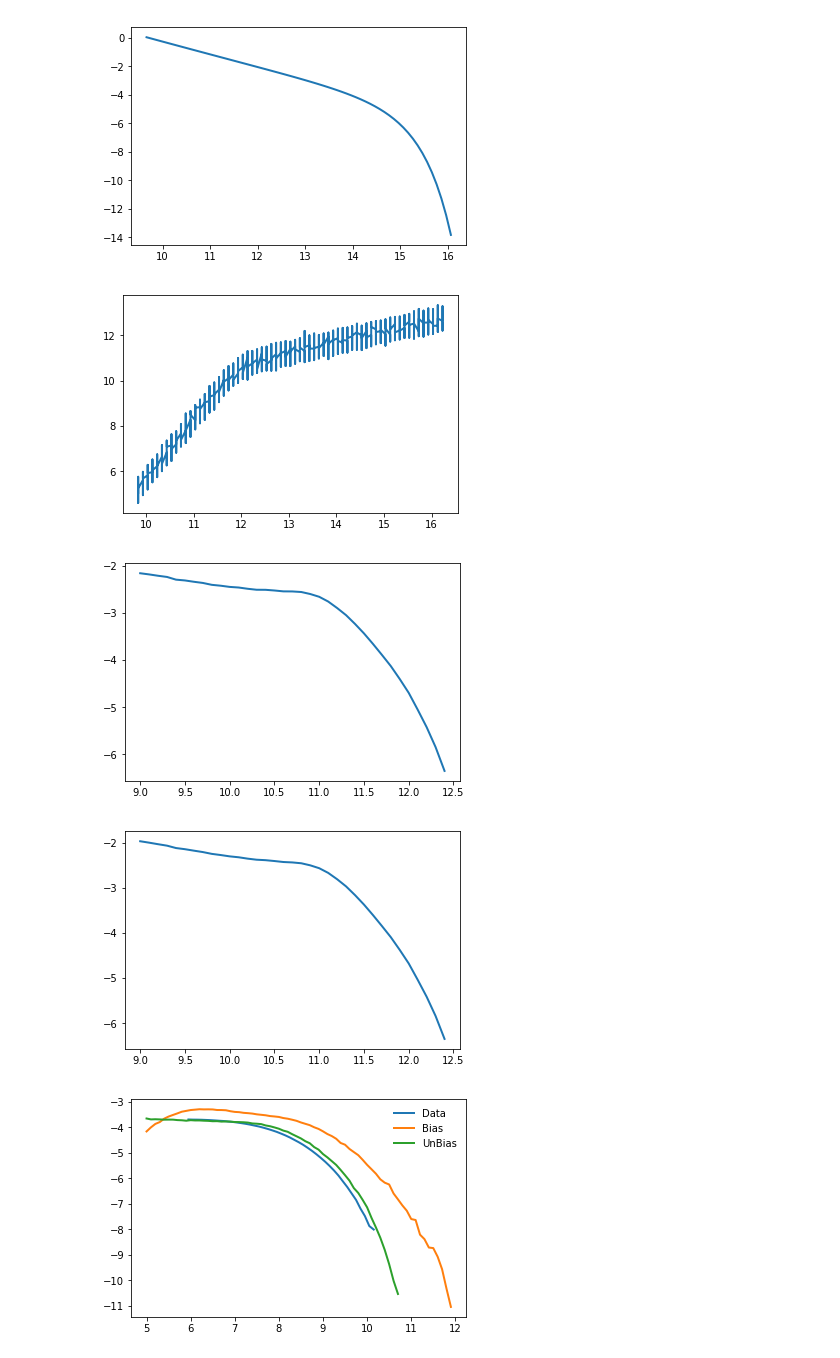
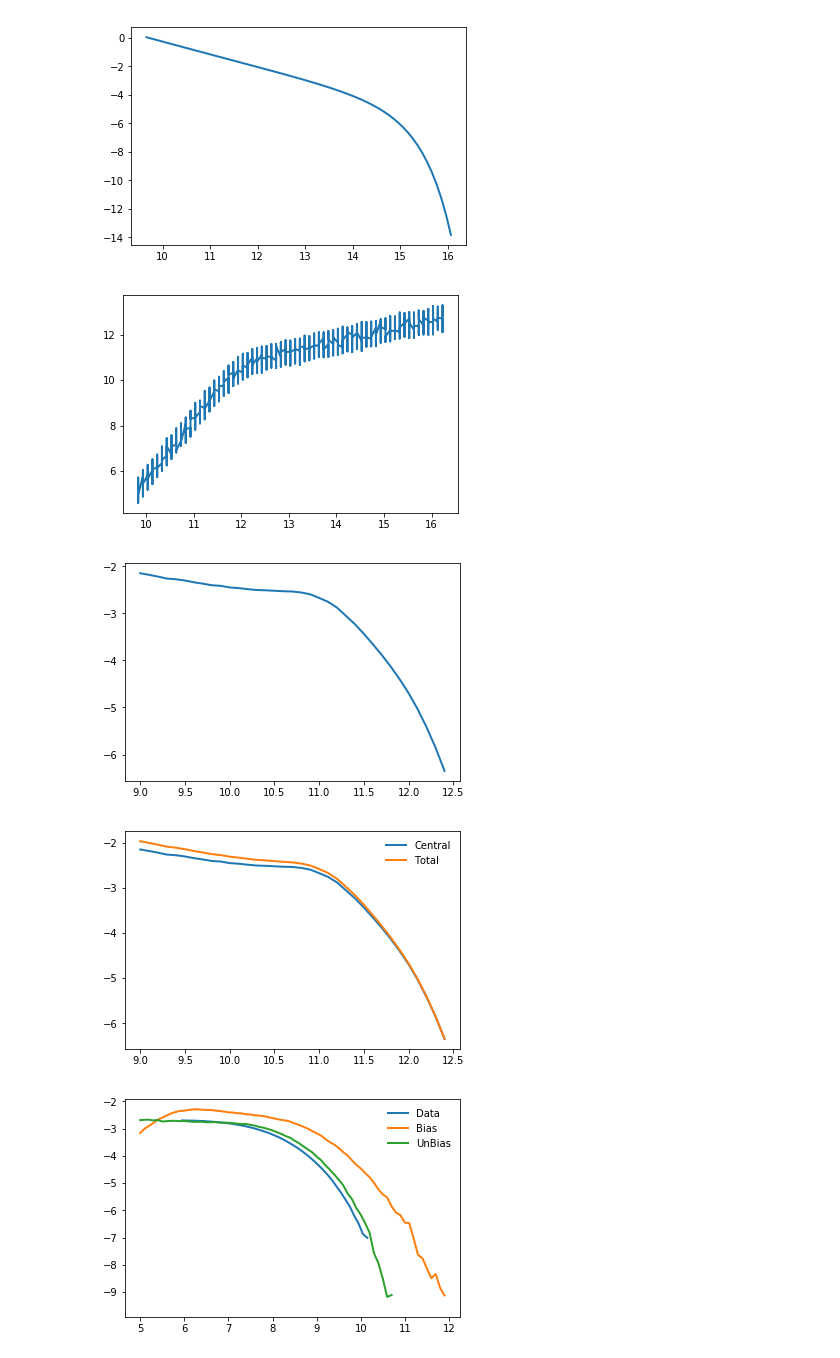
Before and after one commit to PipGrylls/STEEL, a Jupyter notebook: Notebooks/Science/FS_Nature19.ipynb, the cells around one changed output. Drawn from its saved outputs; the diff is of its cells as text; code cells hidden in the pictures.

Commit message:
working on FS nature stuff and then working with moster data for paper 2

```diff
--- a/Notebooks/Science/FS_Nature19.ipynb
+++ b/Notebooks/Science/FS_Nature19.ipynb
@@ -5,7 +5,11 @@ import importlib
 AbsPath = str(os.path.abspath(""))+"/../.."
 sys.path.append(AbsPath)
 import numpy as np
+from scipy import interpolate
+import matplotlib as mpl
 import matplotlib.pyplot as plt
+from matplotlib.gridspec import GridSpec
+from Functions import Functions as F
 import colossus.halo.mass_adv as massdefs
 from colossus.cosmology import cosmology
 from colossus.lss import mass_function
@@ -13,3 +17,20 @@ cosmology.setCosmology("planck15")
 Cosmo =cosmology.getCurrent()
 h = Cosmo.h
 h_3 = h*h*h
+
+#set plot paramaters here
+mpl.rcParams.update(mpl.rcParamsDefault)
+plt.rcParams['ytick.minor.visible']=True
+plt.rcParams['xtick.minor.visible']=True
+plt.rcParams['axes.linewidth']=2
+plt.rcParams['xtick.major.size'] = 5
+plt.rcParams['ytick.major.size'] = 5
+plt.rcParams['xtick.minor.size'] = 3
+plt.rcParams['ytick.minor.size'] = 3
+plt.rcParams['xtick.major.width'] = 1
+plt.rcParams['ytick.major.width'] = 1
+plt.rcParams['xtick.minor.width'] = 1
+plt.rcParams['ytick.minor.width'] = 1
+mpl.rcParams['axes.titlepad'] = 20
+
+plt.rcParams['font.size']=15
@@ -18,9 +46,10 @@ from Scripts import SMHM_Fit_MCMC
 HMF_Class = SMHM_Fit_MCMC.HaloMassFunction()
 # %%
 SubHalosByAcc = HMF_Class.SHMF_STEEL(0.104)
-#DM_Masses = (massdefs.changeMassDefinitionCModel(np.power(10, SubHalosByAcc[0]+np.log10(h)), 0.1, "vir", "200c")[0], SubHalosByAcc[1], SubHalosByAcc[2])
-DM_Masses = np.power(10, SubHalosByAcc[0]+np.log10(h))
-CentralHalos = mass_function.massFunction(DM_Masses, 0.1, mdef = "vir", model = 'tinker08', q_out='dndlnM')*np.log(10)
+#DM_Masses = (massdefs.changeMassDefinitionCModel(np.power(10, SubHalosByAcc[0]+np.log10(h)), 0.1, "vir", "200m")[0], SubHalosByAcc[1], SubHalosByAcc[2])
+#DM_Masses = np.power(10, SubHalosByAcc[0]+np.log10(h)) #M h-1
+DM_Masses =massdefs.changeMassDefinitionCModel(np.power(10, SubHalosByAcc[0]+np.log10(h)), 0.1, "vir", "200m")[0]
+CentralHalos = mass_function.massFunction(DM_Masses, 0.1, mdef = "200m", model = 'tinker08', q_out='dndlnM')*np.log(10) #h^3 Mpc^-3 dex-1
 # %%
 print(np.shape(SubHalosByAcc[0]))
 print(np.shape(SubHalosByAcc[1]))
@@ -64,6 +93,9 @@ SMF_Total = np.histogram(SM, bins = np.append(SMF_X, SMF_X[-1]+SMF_Bin)-(SMF_Bin
 plt.plot(SMF_X, np.log10(np.divide(SMF_Total, SMF_Bin)))
 plt.show()
 
+
+SMF_Central = SMF_Total
+
 for i, z in enumerate(SubHalosByAcc[2]):
     #print(z)
     Wt = np.repeat(np.divide(SubHalosByAcc[1][i]*h_3*HMF_Bin, N_rep ), N_rep) #Phi/N [Mpc^-3]
@@ -74,37 +106,40 @@ for i, z in enumerate(SubHalosByAcc[2]):
     N = SHMnorm10 + SHMnorm11*zparameter
     b = beta10 + beta11*zparameter
     g = gamma10 + gamma11*zparameter
 
     SM =  np.log10(np.power(10, DM) * (2*N*np.power( (np.power(np.power(10,DM-M), -b) + np.power(np.power(10,DM-M), g)), -1))) + np.random.normal(0, Scatter, size = np.shape(DM))
     SMF_Y = np.histogram(SM, bins = np.append(SMF_X, SMF_X[-1]+SMF_Bin)-(SMF_Bin/2), weights = Wt, density = False)[0]
     SMF_Total = SMF_Total+SMF_Y
 
 
-
-plt.plot(SMF_X, np.log10(np.divide(SMF_Total, SMF_Bin)))
+plt.plot(SMF_X, np.log10(np.divide(SMF_Central, SMF_Bin)), label = "Central")
+plt.plot(SMF_X, np.log10(np.divide(SMF_Total, SMF_Bin)), label = "Total")
+plt.legend(frameon = False)
 plt.show()
 
 
 
+#SMF_Total has units Phi [Mpc^-3]
+
 SM_X = np.repeat(SMF_X, N_rep)
-SM_Y = np.repeat(np.divide(SMF_Total*SMF_Bin, N_rep), N_rep)
+SM_Y = np.repeat(np.divide(SMF_Total, N_rep), N_rep)
 
 BH_Bin = 0.1
 BH_X = np.arange(5, 12, 0.1)
 
 BH_Y_Bias = np.histogram(Ms_to_Mbh_biased(SM_X), bins = np.append(BH_X, BH_X[-1]+BH_Bin)-(BH_Bin/2), weights = SM_Y, density = False)[0]
 BH_Y_Intr = np.histogram(Ms_to_Mbh_intrisic(SM_X), bins = np.append(BH_X, BH_X[-1]+BH_Bin)-(BH_Bin/2), weights = SM_Y, density = False)[0]
 
 BH_MF_Data = np.loadtxt(AbsPath+"/Data/Observational/Francesco/BHmassFunction.txt", skiprows = 2).T
-plt.plot(BH_MF_Data[0], BH_MF_Data[1]+np.log10(0.1), label = "Data")
+plt.plot(BH_MF_Data[0], BH_MF_Data[1], label = "Data")
 
 plt.plot(BH_X, np.log10(np.divide(BH_Y_Bias,BH_Bin)), label = "Bias")
 plt.plot(BH_X, np.log10(np.divide(BH_Y_Intr,BH_Bin)), label = "UnBias")
 
 plt.legend(frameon = False)
 plt.show()
 # %% [output]
-[figure, old version]
+[figure, new version]
 [figure]
-[figure, old version]
+[figure, new version]
-[figure, old version]
+[figure, new version]
```
Also changed, not shown: parts of 10 cells of this notebook, 3 other files.
